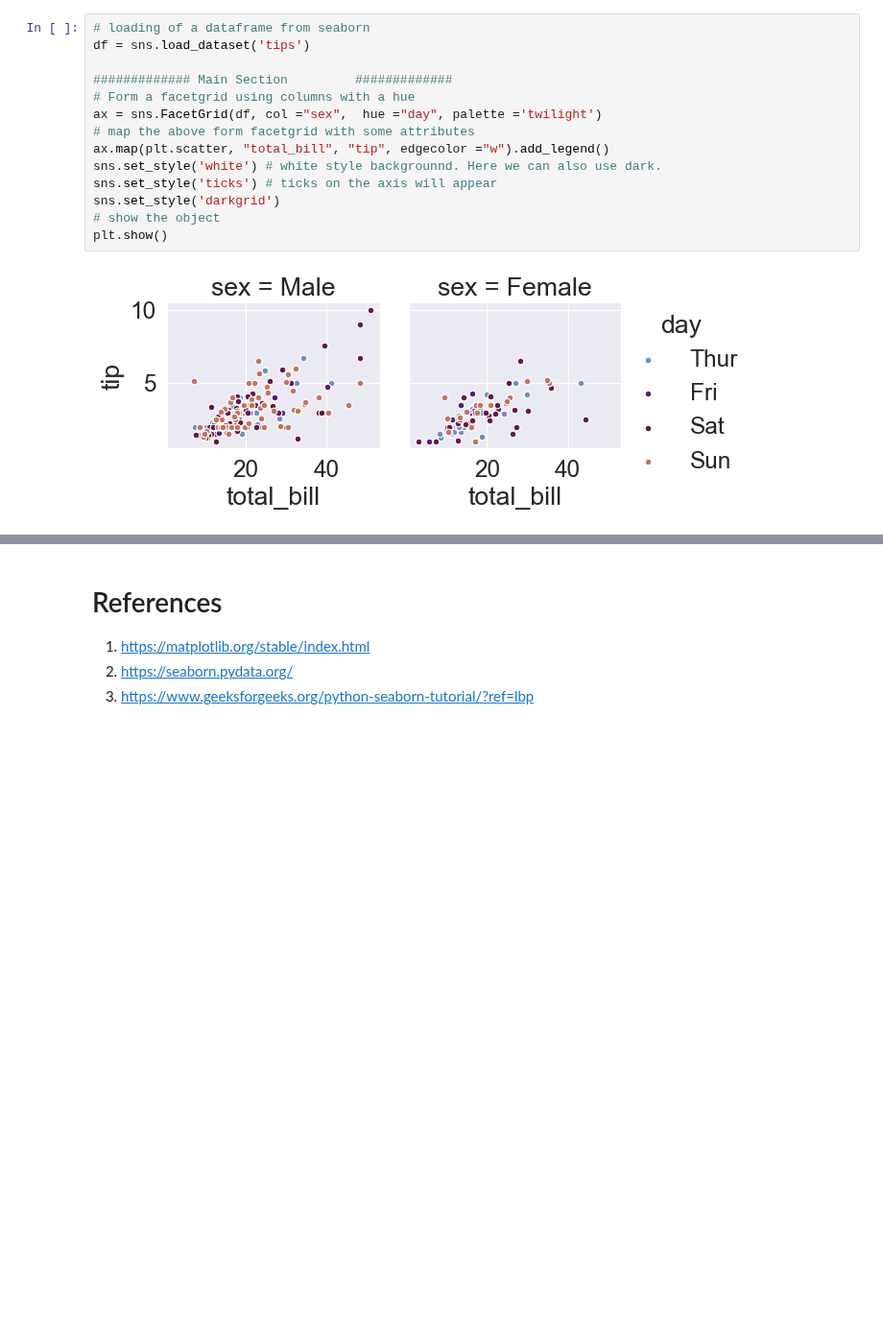
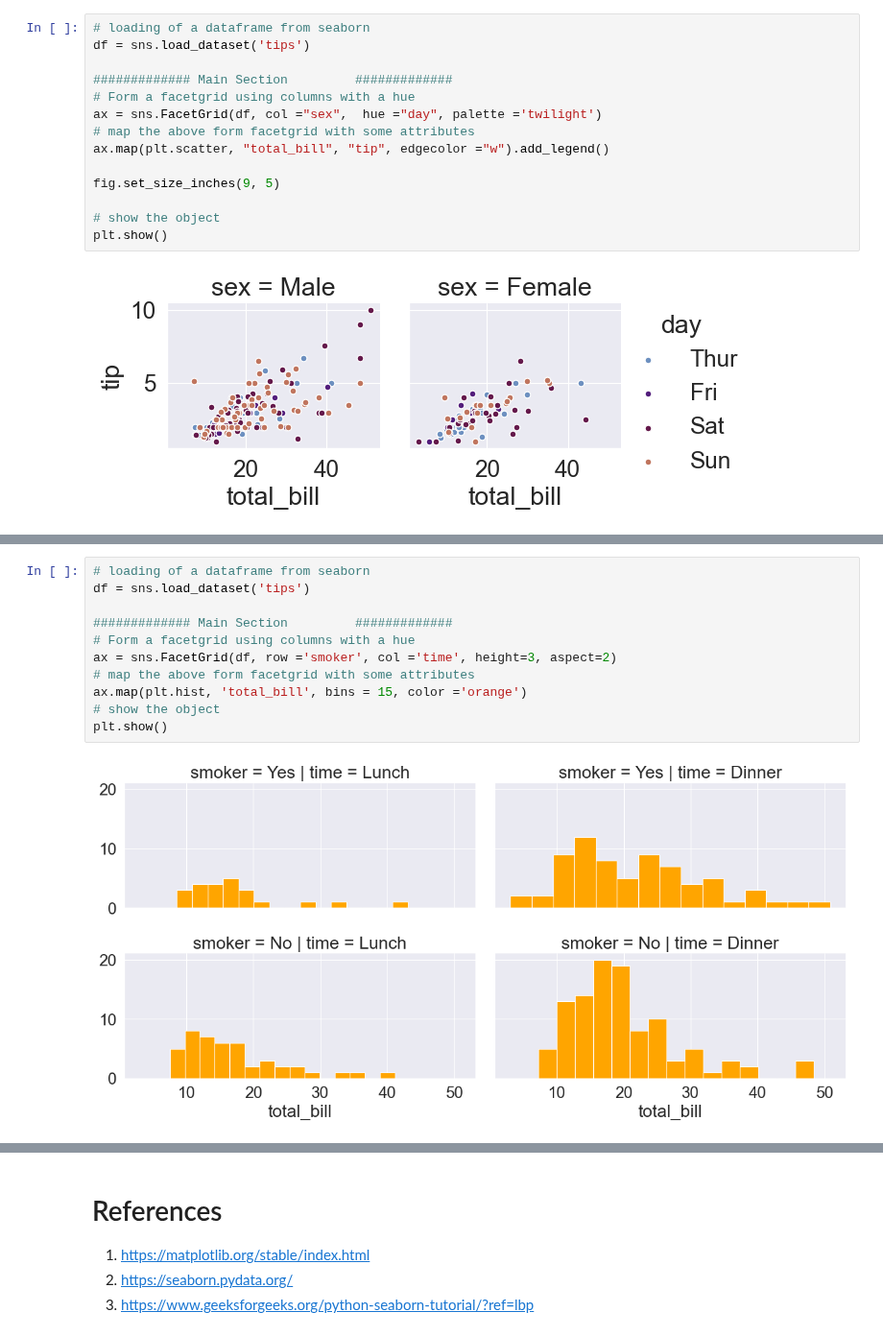
Before and after one commit to arunp77/Python-programming, a Jupyter notebook: Python-fundamental/Matplotlib.ipynb, the cells around one changed output, grey strips where cells are left out. Shown at 96% size. Cells and saved outputs as stored; diff of their text form; blank space fills up the shorter version.

```diff
--- a/Python-fundamental/Matplotlib.ipynb
+++ b/Python-fundamental/Matplotlib.ipynb
@@ -1491,9 +1516,9 @@ df = sns.load_dataset('tips')
 ax = sns.FacetGrid(df, col ="sex",  hue ="day", palette ='twilight')
 # map the above form facetgrid with some attributes
 ax.map(plt.scatter, "total_bill", "tip", edgecolor ="w").add_legend()
-sns.set_style('white') # white style backgrounnd. Here we can also use dark.
-sns.set_style('ticks') # ticks on the axis will appear
-sns.set_style('darkgrid')
+
+fig.set_size_inches(9, 5)
+
 # show the object
 plt.show()
 # %% [output]
@@ -1500,0 +1542,13 @@ plt.show()
+# %%
+# loading of a dataframe from seaborn
+df = sns.load_dataset('tips')
+
+############# Main Section         #############
+# Form a facetgrid using columns with a hue
+ax = sns.FacetGrid(df, row ='smoker', col ='time', height=3, aspect=2)
+# map the above form facetgrid with some attributes
+ax.map(plt.hist, 'total_bill', bins = 15, color ='orange')
+# show the object
+plt.show()
+# %% [output]
+[figure, added]
```
Also changed, not shown: parts of 8 cells of this notebook.
